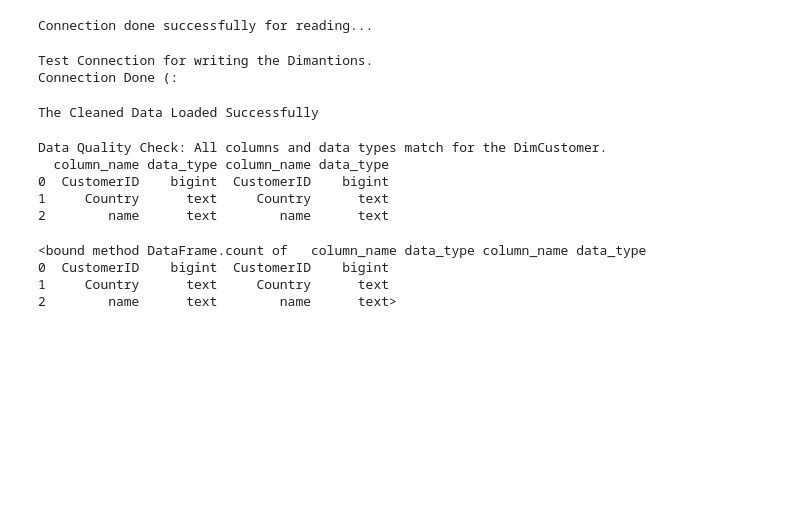
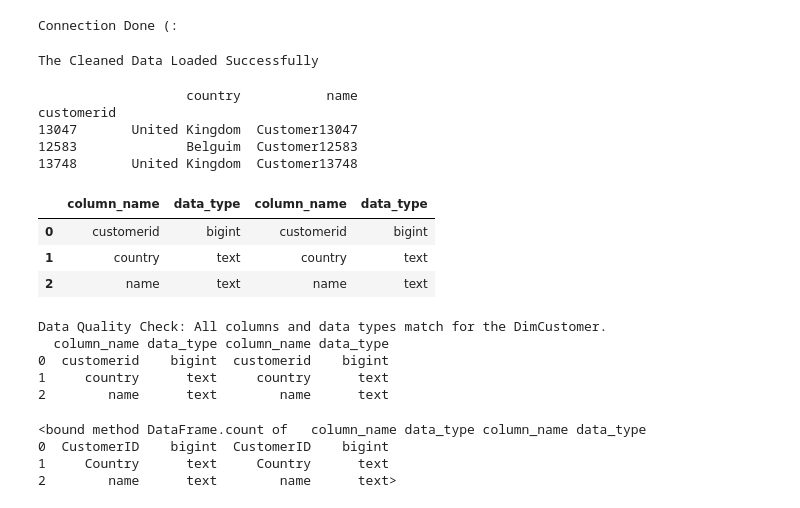
Before and after one commit to Mouhamed-Jinja/Python-Airflow-Postgres-Docker-DWH, a Jupyter notebook: Notebooks/DataQuality.ipynb, the cells around one changed output. Saved outputs shown, nothing was run; the diff lists cells and outputs as text; code cells hidden in the pictures; blank space fills up the shorter version.

```diff
--- a/Notebooks/DataQuality.ipynb
+++ b/Notebooks/DataQuality.ipynb
@@ -5,38 +4,16 @@ from sqlalchemy import create_engine
-# %%
-def read_connection(db_password, db_user, db_host, db_port, db_name):
-    engine= psycopg2.connect(
-        user= db_user,
-        password= db_password,
-        host= db_host,
-        port= db_port,
-        database= db_name
-
-    )
-    return engine
-
-def write_connection(user, password, host, port,db):
-    engine= create_engine(
-         f'postgresql://{user}:{password}@{host}:{port}/{db}'
-    )
-    engine.connect()
-    return engine
-
-try:
-        db_engine= read_connection(db_password='postgres',db_user='postgres', db_host='localhost',db_port=5432, db_name='gold')
-        print("Connection done successfully for reading...")
-except Exception as e:
-        print("Got ERROR in Connection to DB for Reading", e)
-# %% [output]
-Connection done successfully for reading...
+# %%
+def engine_connection(user, password, host, port,db):
+    engine = create_engine(f'postgresql://{user}:{password}@{host}:{port}/{db}')
+    connection= engine.connect()
+    return engine, connection
 # %%
 try:
-        print("Test Connection for writing the Dimantions.")
-        db_connection =write_connection('postgres', 'postgres','localhost', 5432,'gold')
+
+        engine, connection =engine_connection('postgres', 'postgres','localhost', 5432,'retaildwh')
         print("Connection Done (: ")
 except Exception as e:
         print("Got ERROR in Connection for Writing...", e)
 # %% [output]
-Test Connection for writing the Dimantions.
 Connection Done (:
 # %%
 try:
@@ -63,26 +40,41 @@ Dimcustomer(cleaned_data,db_connection)
+# %%
+DQ_Dimcustomer(cleaned_data,connection)
+# %% [output]
+                   country           name
+customerid
+13047       United Kingdom  Customer13047
+12583              Belguim  Customer12583
+13748       United Kingdom  Customer13748
 # %%
 query="""
 
     WITH dq_dimcustomer_columns AS (
         SELECT column_name, data_type
         FROM information_schema.columns
         WHERE table_name = 'dq_dimcustomer'
     ),
 
     dimcustomer_columns AS (
         SELECT column_name, data_type
         FROM information_schema.columns
         WHERE table_name = 'dimcustomer'
     )
 
     SELECT  *
     FROM dq_dimcustomer_columns AS dq_dimcustomer
     INNER JOIN dimcustomer_columns AS dimcustomer
     ON dq_dimcustomer.column_name = dimcustomer.column_name
     AND dq_dimcustomer.data_type = dimcustomer.data_type;
 
     """
-df = pd.read_sql(query, db_engine)
+df = pd.read_sql(text(query), connection)
+
+df
+# %% [output]
+|  | column_name | data_type | column_name | data_type |
+| 0 | customerid | bigint | customerid | bigint |
+| 1 | country | text | country | text |
+| 2 | name | text | name | text |
 # %%
 if len(df) == 3:
     print("Data Quality Check: All columns and data types match for the DimCustomer.")
@@ -92,8 +84,8 @@ else:
 # %% [output]
 Data Quality Check: All columns and data types match for the DimCustomer.
   column_name data_type column_name data_type
-0  CustomerID    bigint  CustomerID    bigint
-1     Country      text     Country      text
+0  customerid    bigint  customerid    bigint
+1     country      text     country      text
 2        name      text        name      text
 # %%
 df
```
Also changed, not shown: parts of 8 cells of this notebook, 5 other files.
